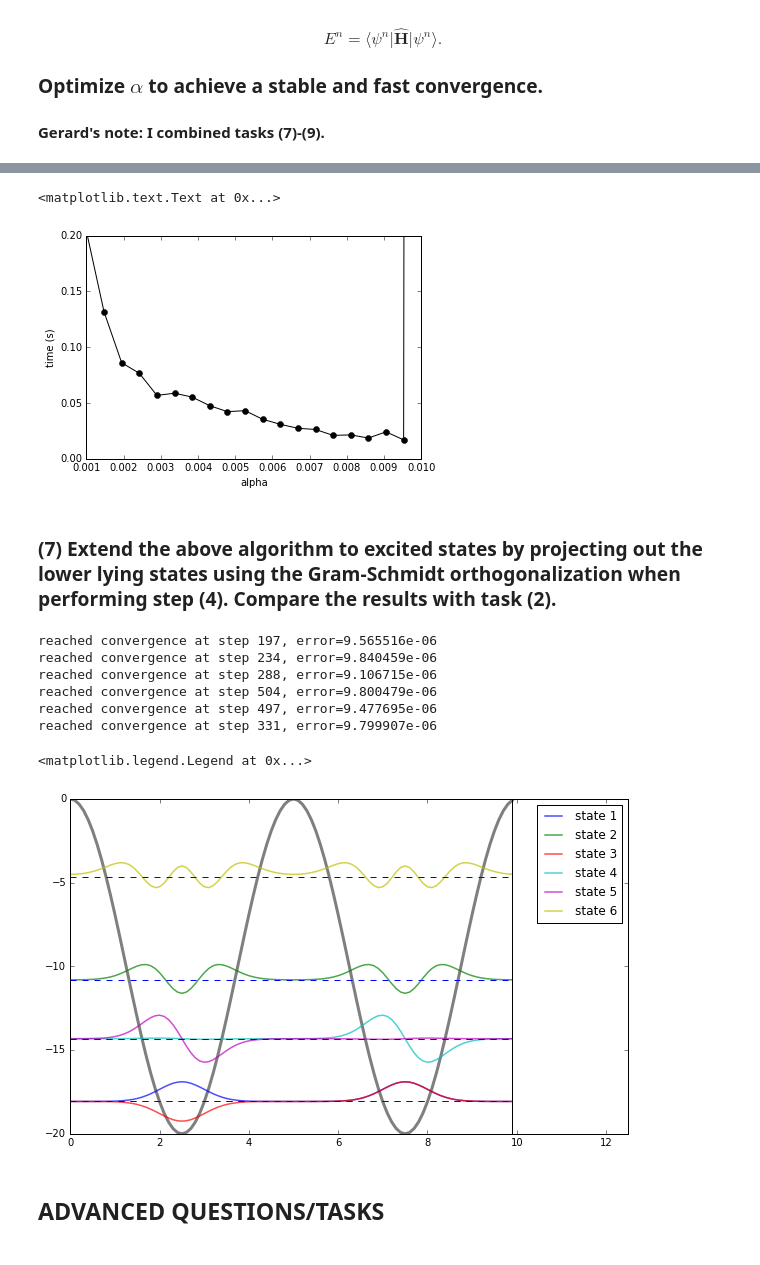
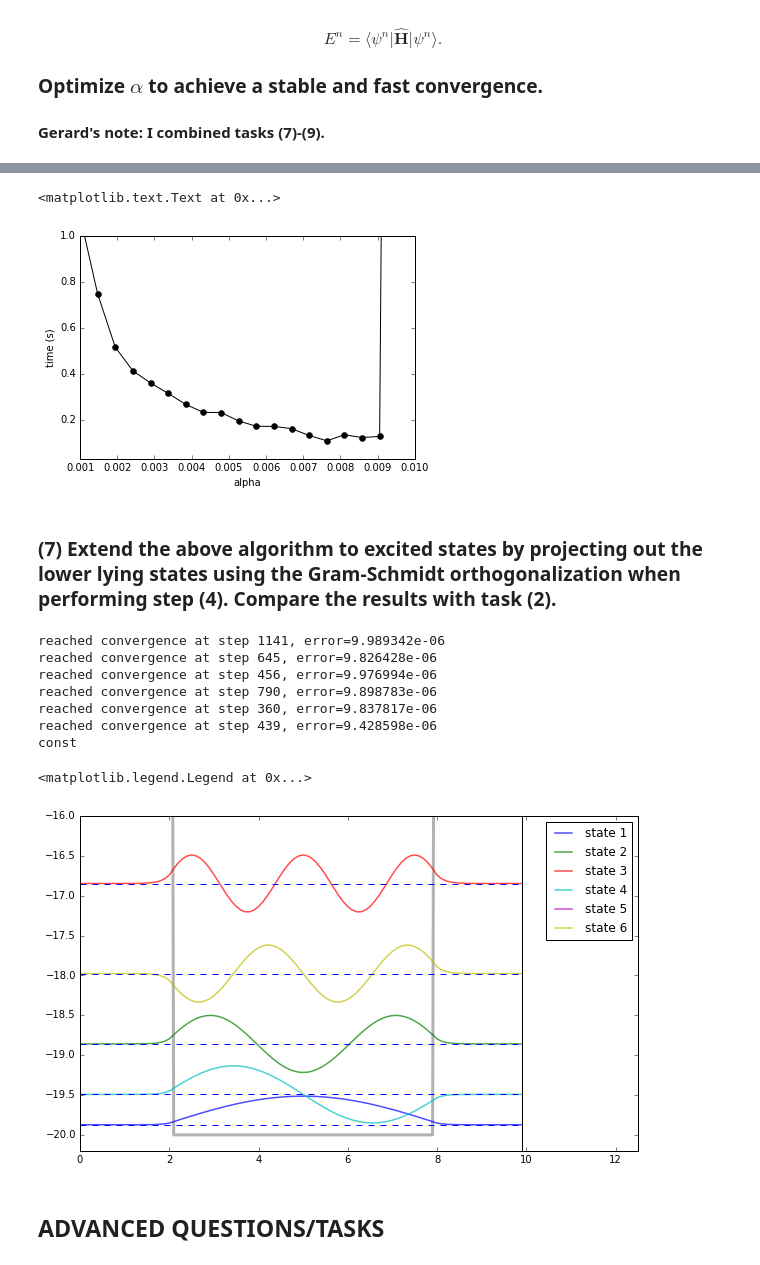
Before and after one commit to gpleyson/mpie_python_course_2016, a Jupyter notebook: python_notebooks/solution_3_Iterative_solution_to_the_1D_Scheodinger_equation.ipynb, the cells around one changed output, grey strips where cells are left out. Saved outputs shown, nothing was run; the diff lists cells and outputs as text; code cells hidden in the pictures.

```diff
--- a/python_notebooks/solution_3_Iterative_solution_to_the_1D_Scheodinger_equation.ipynb
+++ b/python_notebooks/solution_3_Iterative_solution_to_the_1D_Scheodinger_equation.ipynb
@@ -126,7 +137,7 @@ plt.plot(ham.mesh, psi_pp_numeric, '-k')
 ### (3) Verify your implementation of 3.1 by comparing the residuum with the one you obtain when using the full Hamiltonian matrixd from Exercise 2.
 # %%
 # Copy exercise 2 into a funtion
-def exercise2(nmesh=100, xLength=10., natoms=2, Vscale=20):
+def exercise2(fxn_pot, nmesh=100, xLength=10.):
     # define grid
     xvar, dx = np.linspace(0, xLength, nmesh,
                            endpoint=False, retstep=True)
@@ -136,8 +147,6 @@ def exercise2(nmesh=100, xLength=10., natoms=2, Vscale=20):
     laplace = (np.roll(Imat, 1, axis=0) - 2*Imat + np.roll(Imat, -1, axis=0))/dx**2
 
     # define potential
-    period = xLength / natoms
-    fxn_pot = Vscale * (np.cos(2*np.pi*xvar/period)-1.) / 2.
     potential = np.eye(nmesh) * fxn_pot
 
     # define Hamiltonian
@@ -153,12 +162,16 @@ nmesh = 100
 xLength = 10.
 natoms = 2
 Vscale = 20
+pot_type = 'square'
+
+# calculate residuals
+ham = schroedinger_1d(nmesh=nmesh, xLength=xLength, natoms=natoms,
+                     Vscale=Vscale, pot_type=pot_type)
 
 # calculate eigenvalues and eigenvectors
-eigval, eigvec = exercise2(nmesh=nmesh, xLength=xLength, natoms=natoms, Vscale=Vscale)
+eigval, eigvec = exercise2(fxn_pot=ham.get_potential(), nmesh=nmesh,
+                           xLength=xLength)
 
-# calculate residuals
-ham = scheodinger_1D(nmesh=nmesh, xLength=xLength, natoms=natoms, Vscale=Vscale)
 error_list = []
 
 for psi in eigvec:
@@ -244,47 +257,52 @@ Failed to reach convergence. Error = 4.097263e+01
 # %%
 plt.figure()
 plt.plot(alpha_array, execution_time, '-ko')
-plt.ylim([0., .2])
+plt.ylim([0.03, 1.])
 plt.xlabel('alpha')
 plt.ylabel('time (s)')
 # %% [output]
 <matplotlib.text.Text at 0x...>
-[figure, old version]
+[figure, new version]
 # %% [markdown]
 ### (7) Extend the above algorithm to excited states by projecting out the lower lying states using the Gram-Schmidt orthogonalization when performing step (4).  Compare the results with task (2).
 # %%
 alpha = 0.009
 nstates = 6
-ham = scheodinger_1D(nmesh=nmesh, xLength=xLength, natoms=natoms, Vscale=Vscale, alpha=alpha)
+ham = schroedinger_1d(nmesh=nmesh, xLength=xLength, natoms=natoms, Vscale=Vscale,
+                     alpha=alpha, pot_type='square')
 ham.get_nstates(nstates=nstates, max_steps=100000, max_error=1e-5)
 # %% [output]
-reached convergence at step 197, error=9.565516e-06
-reached convergence at step 234, error=9.840459e-06
-reached convergence at step 288, error=9.106715e-06
-reached convergence at step 504, error=9.800479e-06
-reached convergence at step 497, error=9.477695e-06
-reached convergence at step 331, error=9.799907e-06
+reached convergence at step 1141, error=9.989342e-06
+reached convergence at step 645, error=9.826428e-06
+reached convergence at step 456, error=9.976994e-06
+reached convergence at step 790, error=9.898783e-06
+reached convergence at step 360, error=9.837817e-06
+reached convergence at step 439, error=9.428598e-06
+const
 # %%
 plt.figure(figsize=(10, 6))
-scale = 5
+scale = 2
 padding = 2.5
 
-plt.plot(ham.mesh, ham.get_potential(), '-k', lw=3, alpha=0.5)
+ymin = -ham.Vscale - 0.2
+ymax = -16.
+
+plt.plot(ham.mesh, ham.get_potential(), '-k', lw=3, alpha=0.3)
 for ii in xrange(nstates):
     eigvec = ham.psi_list[ii]
     eigval = ham.energy_list[ii]
     plt.plot(ham.mesh, scale*eigvec + eigval*np.ones(ham.nmesh),
             lw=1.5, alpha=0.7, label='state '+str(ii+1))
     plt.plot(ham.mesh, eigval*np.ones(ham.nmesh), '--b', lw=1.)
 
-plt.plot(np.ones(2)*(ham.xLength-ham.dx), [min(ham.get_potential()), 0.], 'k')
+plt.plot(np.ones(2)*(ham.xLength-ham.dx), [ymin, ymax], 'k')
 
 plt.xlim([0, ham.xLength + padding])
-plt.ylim([-Vscale, 0.])
+plt.ylim([ymin, ymax])
 plt.legend(loc=1)
 # %% [output]
 <matplotlib.legend.Legend at 0x...>
-[figure, old version]
+[figure, new version]
 # %% [markdown]
 ## ADVANCED QUESTIONS/TASKS
 # %% [markdown]
```
Also changed, not shown: parts of 6 cells of this notebook, 4 other files.
